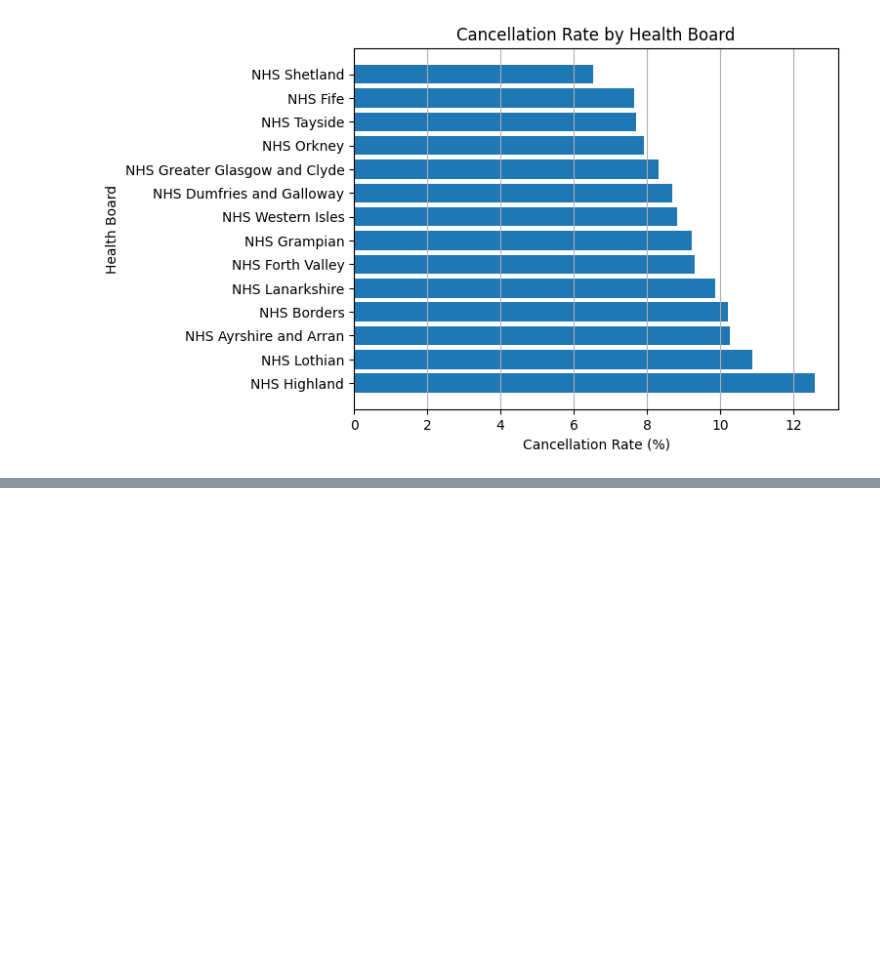
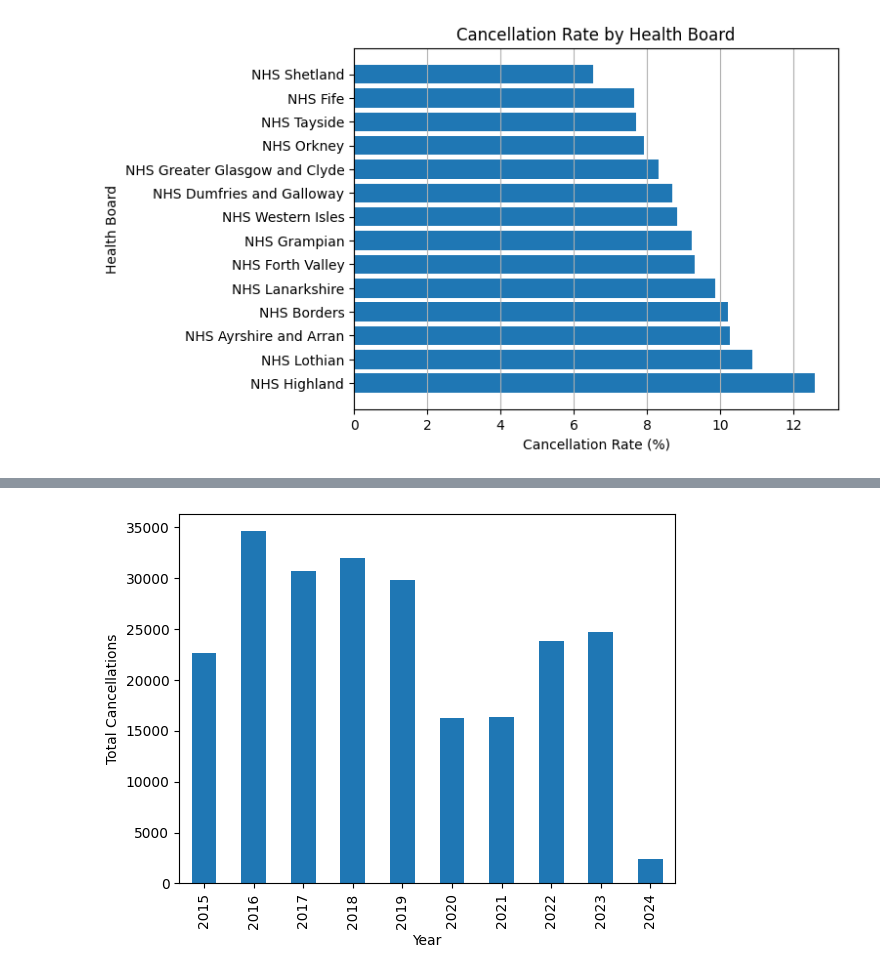
Before and after one commit to misha7b/FDS3, a Jupyter notebook: fds.ipynb, the cells around one changed output, grey strips where cells are left out. Drawn from its saved outputs; the diff is of its cells as text; code cells hidden in the pictures; blank space fills up the shorter version.

```diff
--- a/fds.ipynb
+++ b/fds.ipynb
@@ -237,0 +233,6 @@ plt.show()
+# %%
+data['Month'] = data['Month'].astype(str)
+data['Year'] = data['Month'].str[:4]
+cancellations_by_year = data.groupby('Year')['TotalCancelled'].sum()
+
+cancellations_by_year.head()
@@ -237,0 +247,10 @@ plt.show()
+# %%
+#plot
+
+cancellations_by_year.plot(kind='bar')
+plt.xlabel('Year')
+plt.ylabel('Total Cancellations')
+
+plt.show()
+# %% [output]
+[figure, added]
```
Also changed, not shown: parts of 4 cells of this notebook.
